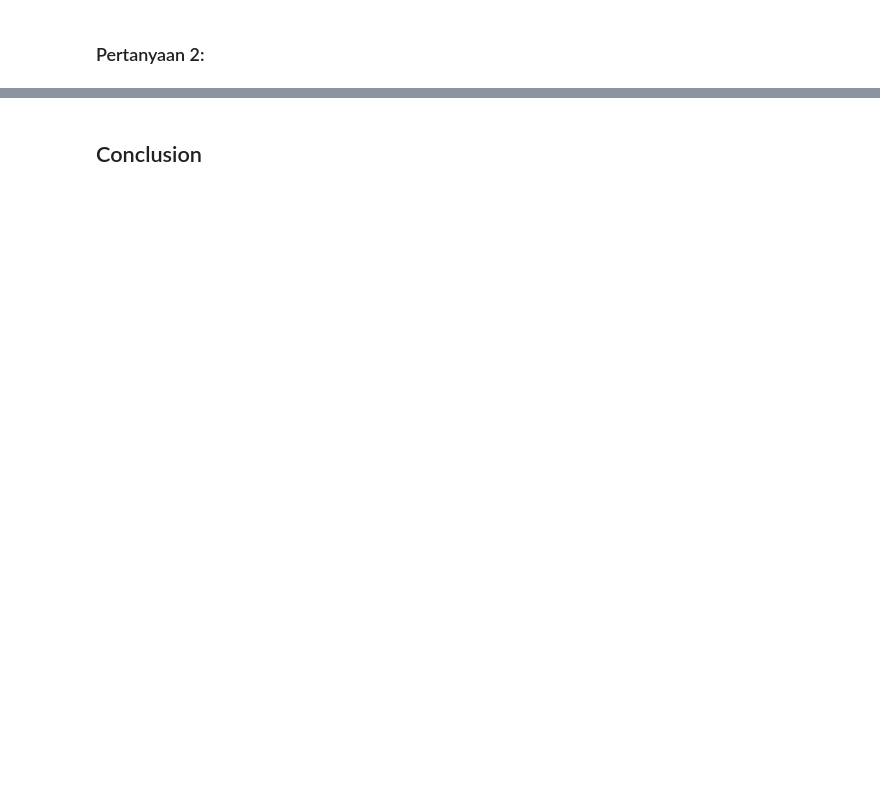
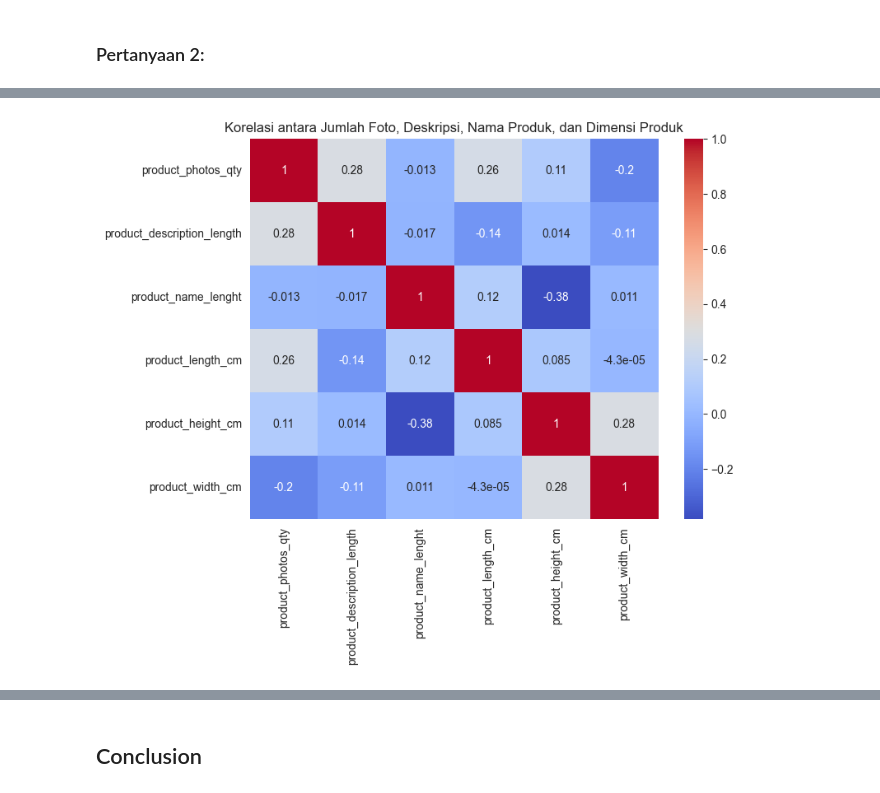
Before and after one commit to Ganiramadhan/data-analyst, a Jupyter notebook: notebook.ipynb, the cells around one changed output, grey strips where cells are left out. Drawn from its saved outputs; the diff is of its cells as text; code cells hidden in the pictures; blank space fills up the shorter version.

```diff
--- a/notebook.ipynb
+++ b/notebook.ipynb
@@ -89,0 +171,19 @@ plt.show()
+# %%
+
+df_products = pd.read_csv("data/products_dataset.csv", encoding='utf-8')
+df_sample_products = df_products.sample(n=20, random_state=42)
+
+# 2. Korelasi antara jumlah foto, panjang deskripsi, panjang nama produk, dan dimensi produk
+plt.figure(figsize=(8, 6))
+sns.heatmap(df_sample_products[['product_photos_qty',
+                                'product_description_length',
+                                'product_name_lenght',
+                                'product_length_cm',
+                                'product_height_cm',
+                                'product_width_cm']].corr(),
+            annot=True,
+            cmap='coolwarm')
+plt.title("Korelasi antara Jumlah Foto, Deskripsi, Nama Produk, dan Dimensi Produk")
+plt.show()
+# %% [output]
+[figure, added]
```
Also changed, not shown: parts of 31 cells of this notebook, 7 other files.
